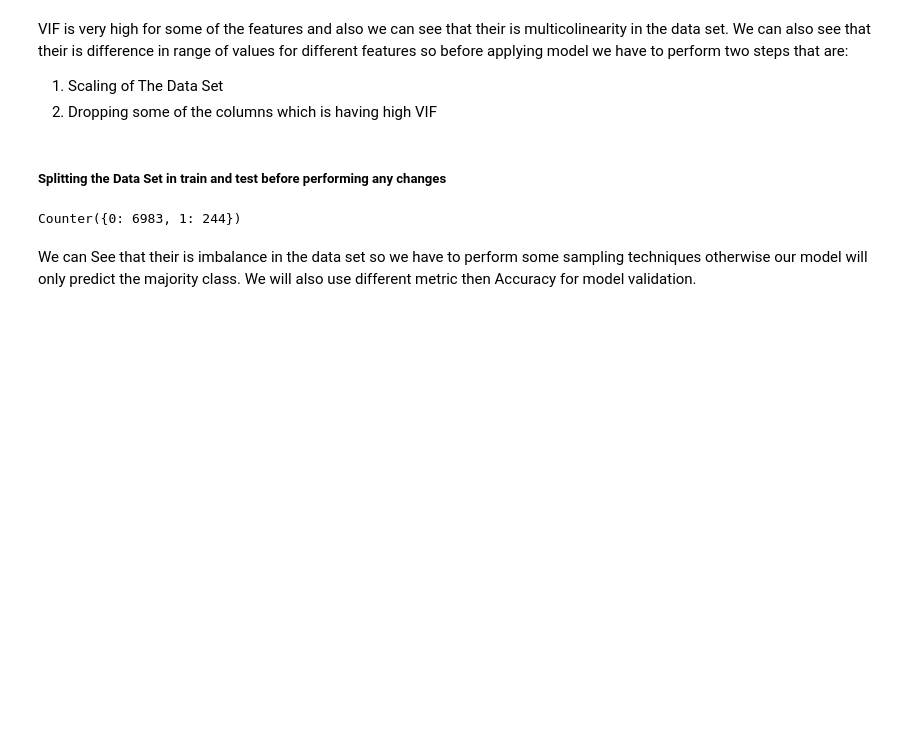
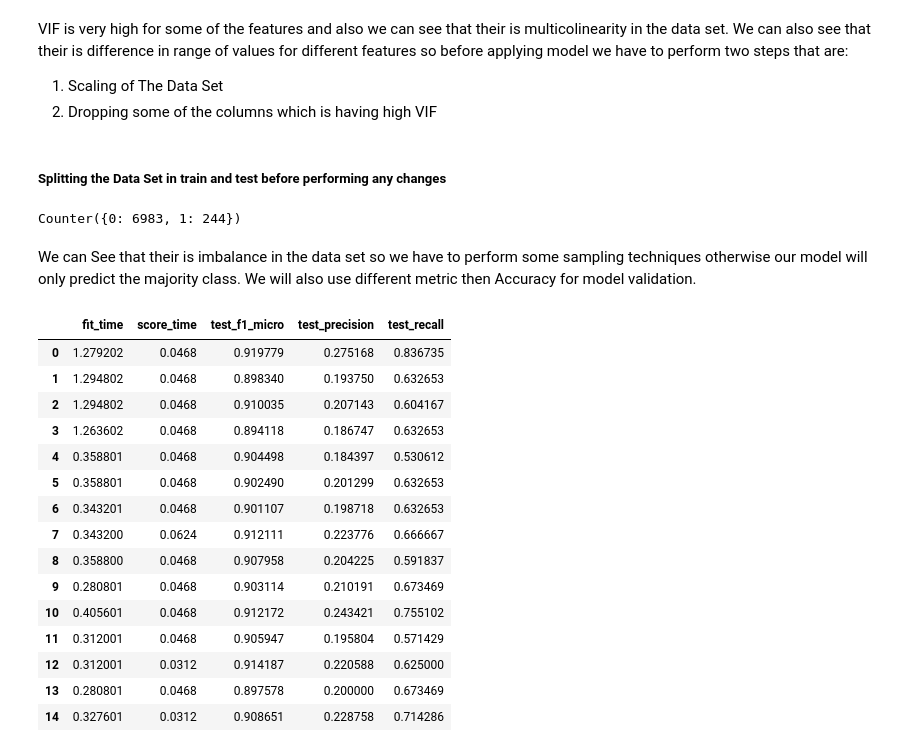
Before and after one commit to Alok2412/Propensity-Model, a Jupyter notebook: Propensity_model.ipynb, the cells around one changed output. Drawn from its saved outputs; the diff is of its cells as text; code cells hidden in the pictures; blank space fills up the shorter version.

```diff
--- a/Propensity_model.ipynb
+++ b/Propensity_model.ipynb
@@ -340,9 +340,26 @@ We can See that their is imbalance in the data set so we have to perform some sa
 # %%
 over = RandomOverSampler(sampling_strategy=0.3,random_state = 1)
 under = RandomUnderSampler(sampling_strategy=0.5, random_state = 1)
 scaler = MinMaxScaler(feature_range=(0, 1))
 steps = [('o', over), ('u', under),('s',scaler), ('m', LogisticRegression())]
 pipeline = Pipeline(steps=steps)
-cv = RepeatedStratifiedKFold(n_splits=10, n_repeats=3, random_state=1)
+cv = RepeatedStratifiedKFold(n_splits=5, n_repeats=3, random_state=1)
 scores = cross_validate(pipeline, X_train, y_train, scoring=['f1_micro','precision','recall'], cv=cv, n_jobs=-1)
 pd.DataFrame(scores)
+# %% [output]
+|  | fit_time | score_time | test_f1_micro | test_precision | test_recall |
+| 0 | 1.279202 | 0.0468 | 0.919779 | 0.275168 | 0.836735 |
+| 1 | 1.294802 | 0.0468 | 0.898340 | 0.193750 | 0.632653 |
+| 2 | 1.294802 | 0.0468 | 0.910035 | 0.207143 | 0.604167 |
+| 3 | 1.263602 | 0.0468 | 0.894118 | 0.186747 | 0.632653 |
+| 4 | 0.358801 | 0.0468 | 0.904498 | 0.184397 | 0.530612 |
+| 5 | 0.358801 | 0.0468 | 0.902490 | 0.201299 | 0.632653 |
+| 6 | 0.343201 | 0.0468 | 0.901107 | 0.198718 | 0.632653 |
+| 7 | 0.343200 | 0.0624 | 0.912111 | 0.223776 | 0.666667 |
+| 8 | 0.358800 | 0.0468 | 0.907958 | 0.204225 | 0.591837 |
+| 9 | 0.280801 | 0.0468 | 0.903114 | 0.210191 | 0.673469 |
+| 10 | 0.405601 | 0.0468 | 0.912172 | 0.243421 | 0.755102 |
+| 11 | 0.312001 | 0.0468 | 0.905947 | 0.195804 | 0.571429 |
+| 12 | 0.312001 | 0.0312 | 0.914187 | 0.220588 | 0.625000 |
+| 13 | 0.280801 | 0.0468 | 0.897578 | 0.200000 | 0.673469 |
+| 14 | 0.327601 | 0.0312 | 0.908651 | 0.228758 | 0.714286 |
```
Also changed, not shown: parts of 4 cells of this notebook.
